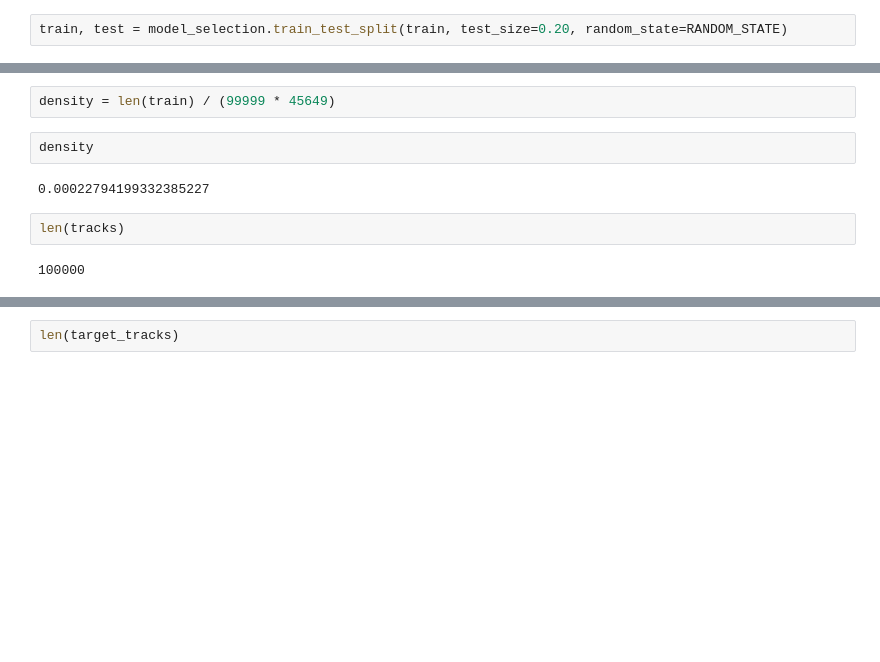
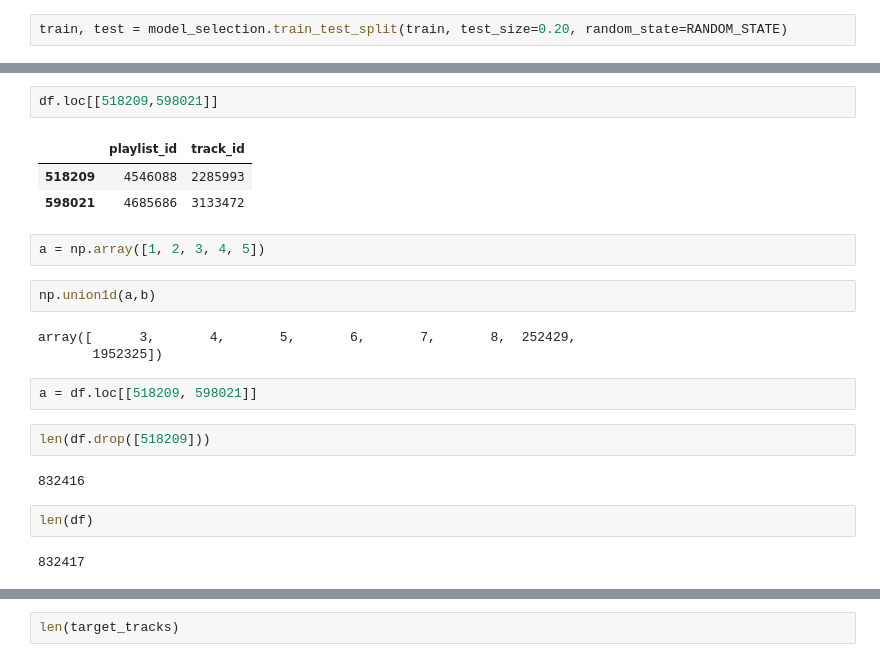
Before and after one commit to battuzz/RS_Challenge, a Jupyter notebook: FirstAnalysis.ipynb, the cells around one changed output, grey strips where cells are left out. Cells and saved outputs as stored; diff of their text form; blank space fills up the shorter version.

```diff
--- a/FirstAnalysis.ipynb
+++ b/FirstAnalysis.ipynb
@@ -139,10 +270,23 @@ Name: owner, dtype: bool
-# %%
-density = len(train) / (99999 * 45649)
-# %%
-density
-# %% [output]
-0.00022794199332385227
+# %%
+df.loc[[518209,598021]]
+# %% [output]
+|  | playlist_id | track_id |
+| 518209 | 4546088 | 2285993 |
+| 598021 | 4685686 | 3133472 |
+# %%
+a = np.array([1, 2, 3, 4, 5])
+# %%
+np.union1d(a,b)
+# %% [output]
+array([      3,       4,       5,       6,       7,       8,  252429,
+       1952325])
+# %%
+a = df.loc[[518209, 598021]]
+# %%
+len(df.drop([518209]))
+# %% [output]
+832416
 # %%
-len(tracks)
+len(df)
 # %% [output]
-100000
+832417
```
Also changed, not shown: parts of 93 cells of this notebook, 11 other files.
